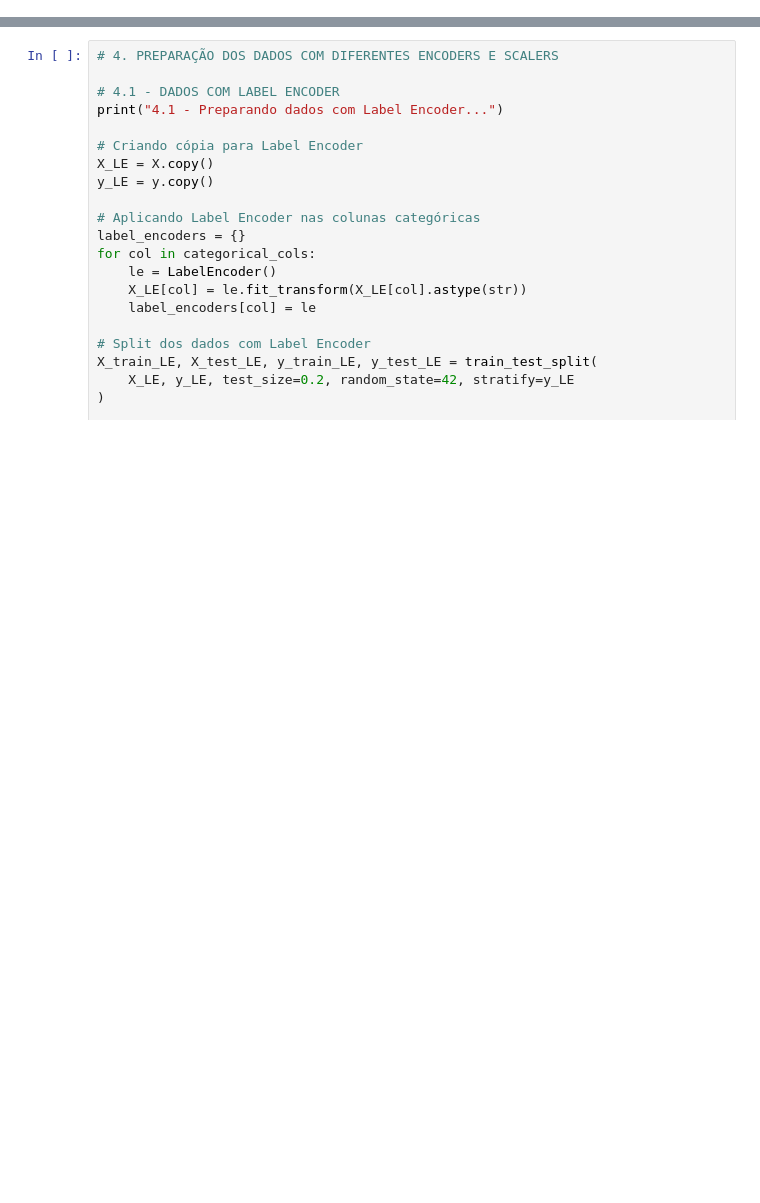
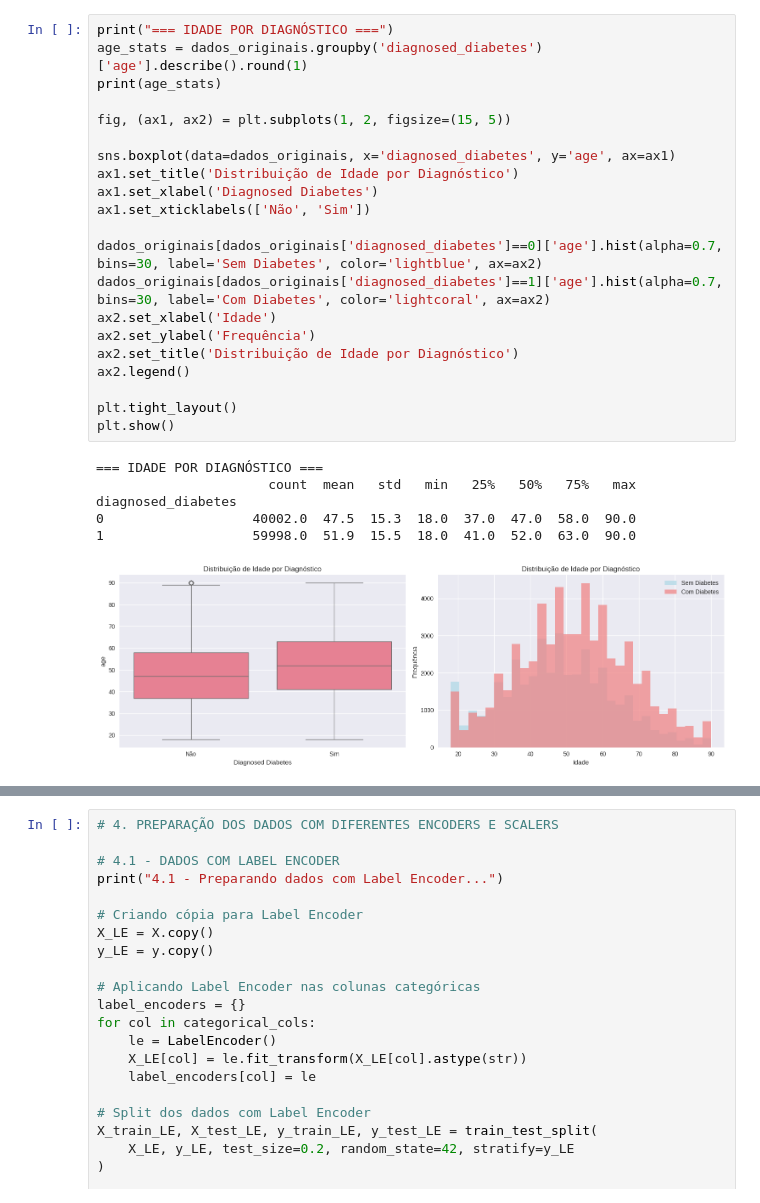
Before and after one commit to Pedro-Marquardt/ml-diabetes-detection, a Jupyter notebook: Diabetes.ipynb, the cells around one changed output, grey strips where cells are left out. Cells and saved outputs as stored; diff of their text form; blank space fills up the shorter version.

```diff
--- a/Diabetes.ipynb
+++ b/Diabetes.ipynb
@@ -123,0 +206,28 @@ max              67.200000            1.000000
+# %%
+print("=== IDADE POR DIAGNÓSTICO ===")
+age_stats = dados_originais.groupby('diagnosed_diabetes')['age'].describe().round(1)
+print(age_stats)
+
+fig, (ax1, ax2) = plt.subplots(1, 2, figsize=(15, 5))
+
+sns.boxplot(data=dados_originais, x='diagnosed_diabetes', y='age', ax=ax1)
+ax1.set_title('Distribuição de Idade por Diagnóstico')
+ax1.set_xlabel('Diagnosed Diabetes')
+ax1.set_xticklabels(['Não', 'Sim'])
+
+dados_originais[dados_originais['diagnosed_diabetes']==0]['age'].hist(alpha=0.7, bins=30, label='Sem Diabetes', color='lightblue', ax=ax2)
+dados_originais[dados_originais['diagnosed_diabetes']==1]['age'].hist(alpha=0.7, bins=30, label='Com Diabetes', color='lightcoral', ax=ax2)
+ax2.set_xlabel('Idade')
+ax2.set_ylabel('Frequência')
+ax2.set_title('Distribuição de Idade por Diagnóstico')
+ax2.legend()
+
+plt.tight_layout()
+plt.show()
+# %% [output]
+=== IDADE POR DIAGNÓSTICO ===
+                      count  mean   std   min   25%   50%   75%   max
+diagnosed_diabetes
+0                   40002.0  47.5  15.3  18.0  37.0  47.0  58.0  90.0
+1                   59998.0  51.9  15.5  18.0  41.0  52.0  63.0  90.0
+[figure, added]
```
Also changed, not shown: parts of 25 cells of this notebook.
